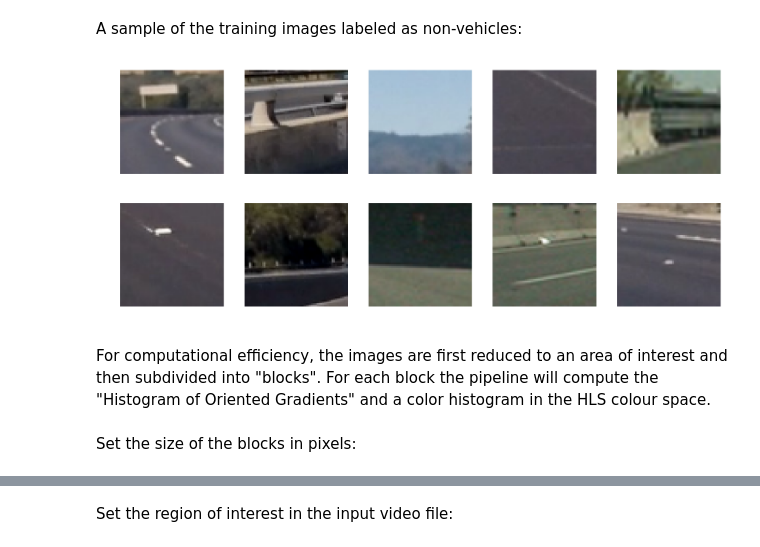
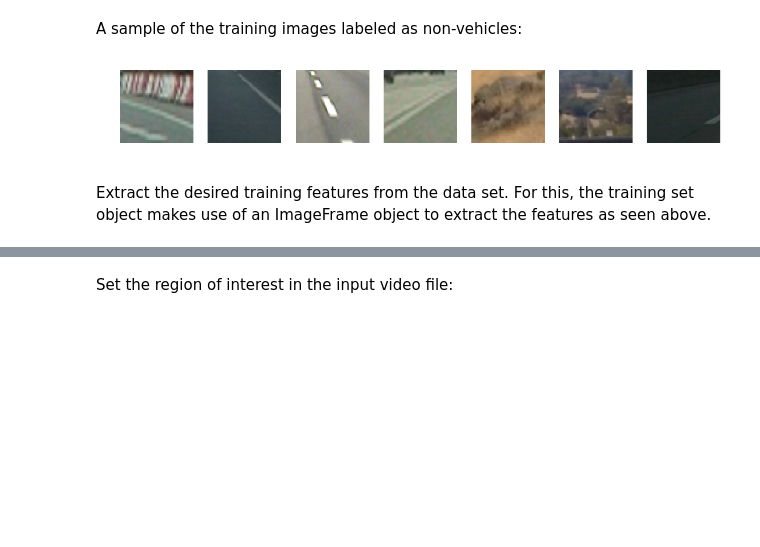
Before and after one commit to MarkDekker/CarND-Vehicle-Detection, a Jupyter notebook: README.ipynb, the cells around one changed output, grey strips where cells are left out. Cells and saved outputs as stored; diff of their text form; code cells hidden in the pictures; blank space fills up the shorter version.

```diff
--- a/README.ipynb
+++ b/README.ipynb
@@ -24,8 +74,8 @@ Training data set imported.
 # %% [markdown]
 A sample of the training images labeled as vehicles:
 # %%
-plt.subplots(2, 5, figsize=(12, 5), dpi=150)
-for i, image in enumerate(training_set.get_random_training_images(label='vehicles', number=10)):
-    plt.subplot(2, 5, i+1)
+plt.subplots(1, 7, figsize=(12, 5), dpi=100)
+for i, image in enumerate(training_set.get_random_training_images(label='vehicles', number=7)):
+    plt.subplot(1, 7, i+1)
     plot_image(image)
 # %% [output]
@@ -33,13 +83,9 @@ for i, image in enumerate(training_set.get_random_training_images(label='vehicle
 # %% [markdown]
 A sample of the training images labeled as non-vehicles:
 # %%
-plt.subplots(2, 5, figsize=(12, 5), dpi=150)
-for i, image in enumerate(tracker.get_random_training_images(label='non-vehicles', number=10)):
-    plt.subplot(2, 5, i+1)
+plt.subplots(1, 7, figsize=(12, 5), dpi=100)
+for i, image in enumerate(training_set.get_random_training_images(label='non-vehicles', number=7)):
+    plt.subplot(1, 7, i+1)
     plot_image(image)
 # %% [output]
-[figure, old version]
+[figure, new version]
-# %% [markdown]
-For computational efficiency, the images are first reduced to an area of interest and then subdivided into "blocks". For each block the pipeline will compute the "Histogram of Oriented Gradients" and a color histogram in the HLS colour space.
-# %% [markdown]
-Set the size of the blocks in pixels:
@@ -47,0 +92,2 @@ blocks = 8 #px
+# %% [markdown]
+Extract the desired training features from the data set. For this, the training set object makes use of an ImageFrame object to extract the features as seen above.
```
Also changed, not shown: parts of 34 cells of this notebook, 2 other files.
